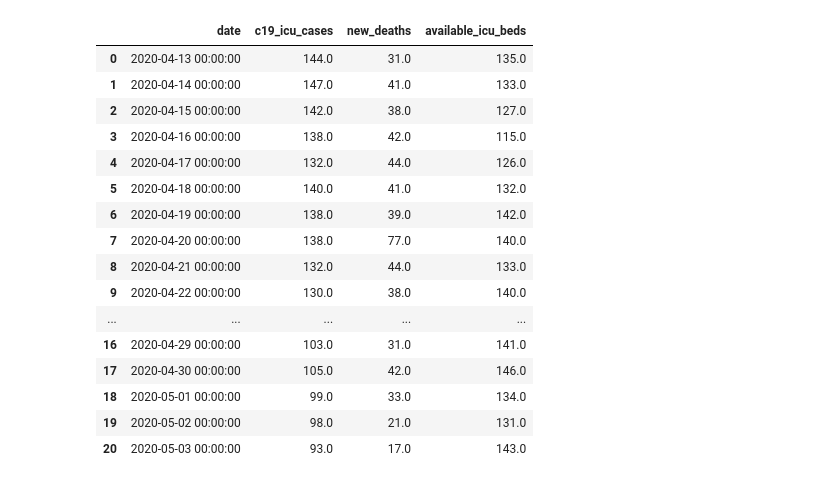
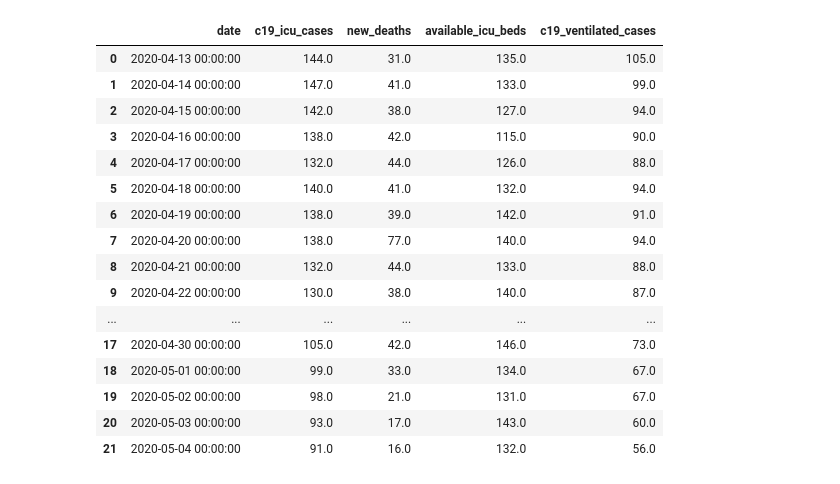
Before and after one commit to davidrelihan/ireland_covid19_analysis, a Jupyter notebook: ireland_c19_analysis.ipynb, the cells around one changed output. Drawn from its saved outputs; the diff is of its cells as text; code cells hidden in the pictures.

```diff
--- a/ireland_c19_analysis.ipynb
+++ b/ireland_c19_analysis.ipynb
@@ -1,30 +1,30 @@
 # %%
 import pandas as pd
 import matplotlib.pyplot as plt
 import matplotlib.dates as mdates
 
 df = pd.read_excel("data/ireland_hospital_c19_stats.xlsx", sheet_name=0)
 
-df = df[0:21]
+df = df[0:22]
 df
 # %% [output]
-|  | date | c19_icu_cases | new_deaths | available_icu_beds |
-| 0 | 2020-04-13 00:00:00 | 144.0 | 31.0 | 135.0 |
-| 1 | 2020-04-14 00:00:00 | 147.0 | 41.0 | 133.0 |
-| 2 | 2020-04-15 00:00:00 | 142.0 | 38.0 | 127.0 |
-| 3 | 2020-04-16 00:00:00 | 138.0 | 42.0 | 115.0 |
-| 4 | 2020-04-17 00:00:00 | 132.0 | 44.0 | 126.0 |
-| 5 | 2020-04-18 00:00:00 | 140.0 | 41.0 | 132.0 |
-| 6 | 2020-04-19 00:00:00 | 138.0 | 39.0 | 142.0 |
-| 7 | 2020-04-20 00:00:00 | 138.0 | 77.0 | 140.0 |
-| 8 | 2020-04-21 00:00:00 | 132.0 | 44.0 | 133.0 |
-| 9 | 2020-04-22 00:00:00 | 130.0 | 38.0 | 140.0 |
-| ... | ... | ... | ... | ... |
-| 16 | 2020-04-29 00:00:00 | 103.0 | 31.0 | 141.0 |
-| 17 | 2020-04-30 00:00:00 | 105.0 | 42.0 | 146.0 |
-| 18 | 2020-05-01 00:00:00 | 99.0 | 33.0 | 134.0 |
-| 19 | 2020-05-02 00:00:00 | 98.0 | 21.0 | 131.0 |
-| 20 | 2020-05-03 00:00:00 | 93.0 | 17.0 | 143.0 |
+|  | date | c19_icu_cases | new_deaths | available_icu_beds | c19_ventilated_cases |
+| 0 | 2020-04-13 00:00:00 | 144.0 | 31.0 | 135.0 | 105.0 |
+| 1 | 2020-04-14 00:00:00 | 147.0 | 41.0 | 133.0 | 99.0 |
+| 2 | 2020-04-15 00:00:00 | 142.0 | 38.0 | 127.0 | 94.0 |
+| 3 | 2020-04-16 00:00:00 | 138.0 | 42.0 | 115.0 | 90.0 |
+| 4 | 2020-04-17 00:00:00 | 132.0 | 44.0 | 126.0 | 88.0 |
+| 5 | 2020-04-18 00:00:00 | 140.0 | 41.0 | 132.0 | 94.0 |
+| 6 | 2020-04-19 00:00:00 | 138.0 | 39.0 | 142.0 | 91.0 |
+| 7 | 2020-04-20 00:00:00 | 138.0 | 77.0 | 140.0 | 94.0 |
+| 8 | 2020-04-21 00:00:00 | 132.0 | 44.0 | 133.0 | 88.0 |
+| 9 | 2020-04-22 00:00:00 | 130.0 | 38.0 | 140.0 | 87.0 |
+| ... | ... | ... | ... | ... | ... |
+| 17 | 2020-04-30 00:00:00 | 105.0 | 42.0 | 146.0 | 73.0 |
+| 18 | 2020-05-01 00:00:00 | 99.0 | 33.0 | 134.0 | 67.0 |
+| 19 | 2020-05-02 00:00:00 | 98.0 | 21.0 | 131.0 | 67.0 |
+| 20 | 2020-05-03 00:00:00 | 93.0 | 17.0 | 143.0 | 60.0 |
+| 21 | 2020-05-04 00:00:00 | 91.0 | 16.0 | 132.0 | 56.0 |
 # %%
 # ICU Cases vs Deaths
 x = df['date']
```
Also changed, not shown: parts of 10 cells of this notebook, 2 other files.
